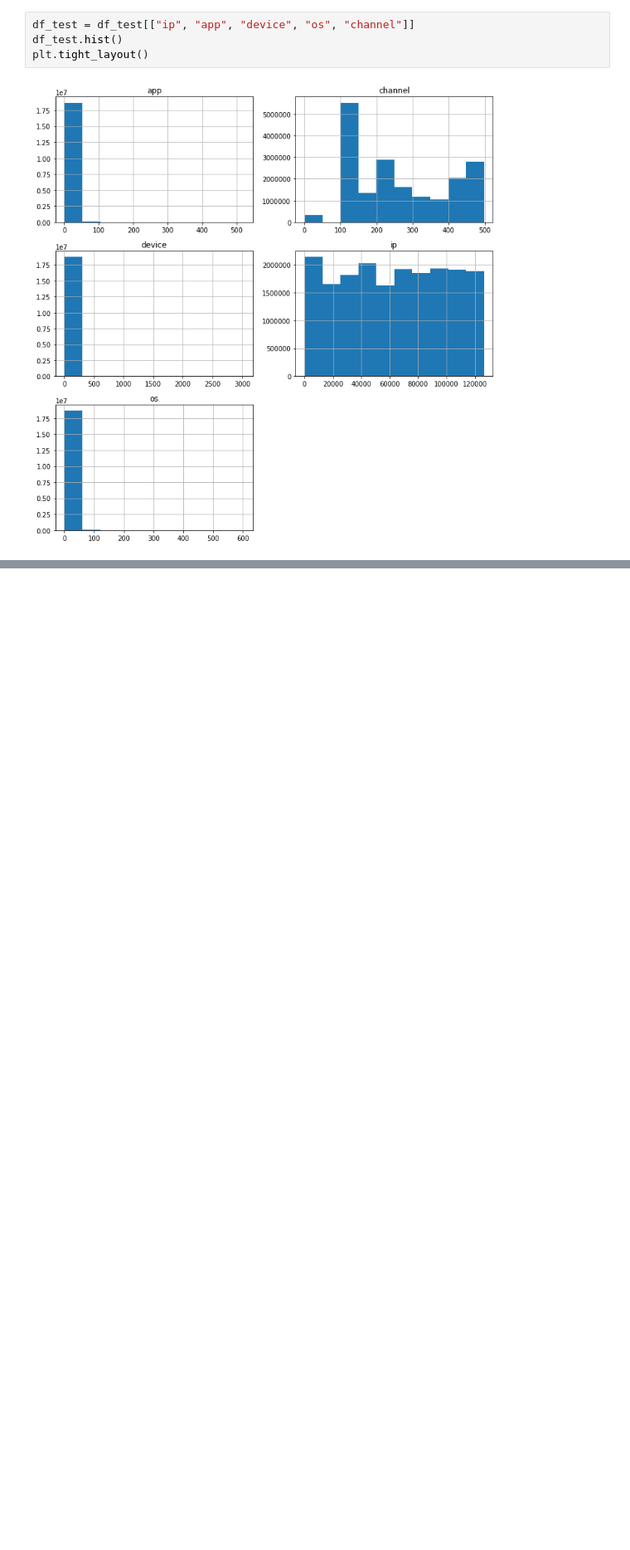
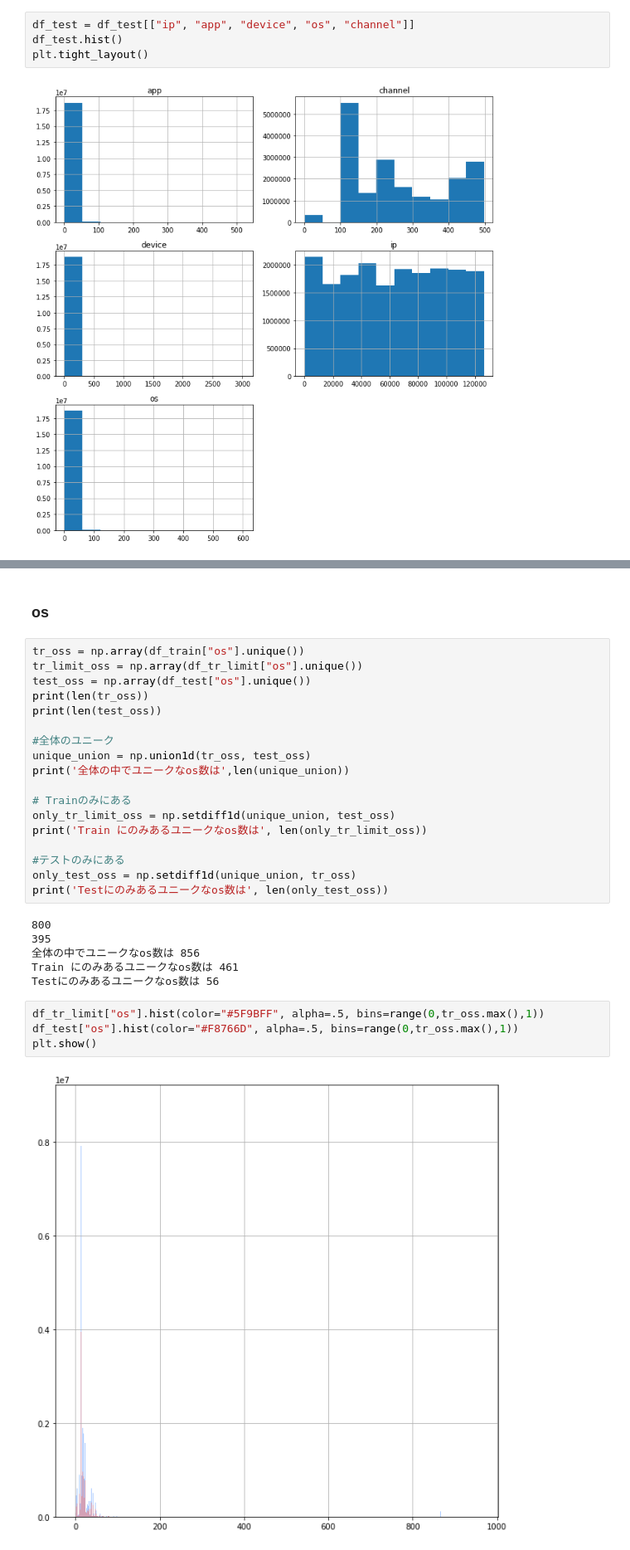
Before and after one commit to tkazusa/Kaggle-TalkingData-AdTracking-Fraud-Detection-Challenge, a Jupyter notebook: SomeEDA1.ipynb, the cells around one changed output, grey strips where cells are left out. Shown at 83% size. Saved outputs shown, nothing was run; the diff lists cells and outputs as text; blank space fills up the shorter version.

```diff
--- a/SomeEDA1.ipynb
+++ b/SomeEDA1.ipynb
@@ -181,0 +252,32 @@ plt.tight_layout()
+# %% [markdown]
+### os
+# %%
+tr_oss = np.array(df_train["os"].unique())
+tr_limit_oss = np.array(df_tr_limit["os"].unique())
+test_oss = np.array(df_test["os"].unique())
+print(len(tr_oss))
+print(len(test_oss))
+
+#全体のユニーク
+unique_union = np.union1d(tr_oss, test_oss)
+print('全体の中でユニークなos数は',len(unique_union))
+
+# Trainのみにある
+only_tr_limit_oss = np.setdiff1d(unique_union, test_oss)
+print('Train にのみあるユニークなos数は', len(only_tr_limit_oss))
+
+#テストのみにある
+only_test_oss = np.setdiff1d(unique_union, tr_oss)
+print('Testにのみあるユニークなos数は', len(only_test_oss))
+# %% [output]
+800
+395
+全体の中でユニークなos数は 856
+Train にのみあるユニークなos数は 461
+Testにのみあるユニークなos数は 56
+# %%
+df_tr_limit["os"].hist(color="#5F9BFF", alpha=.5, bins=range(0,tr_oss.max(),1))
+df_test["os"].hist(color="#F8766D", alpha=.5, bins=range(0,tr_oss.max(),1))
+plt.show()
+# %% [output]
+[figure, added]
```
Also changed, not shown: parts of 14 cells of this notebook, 18 other files.
